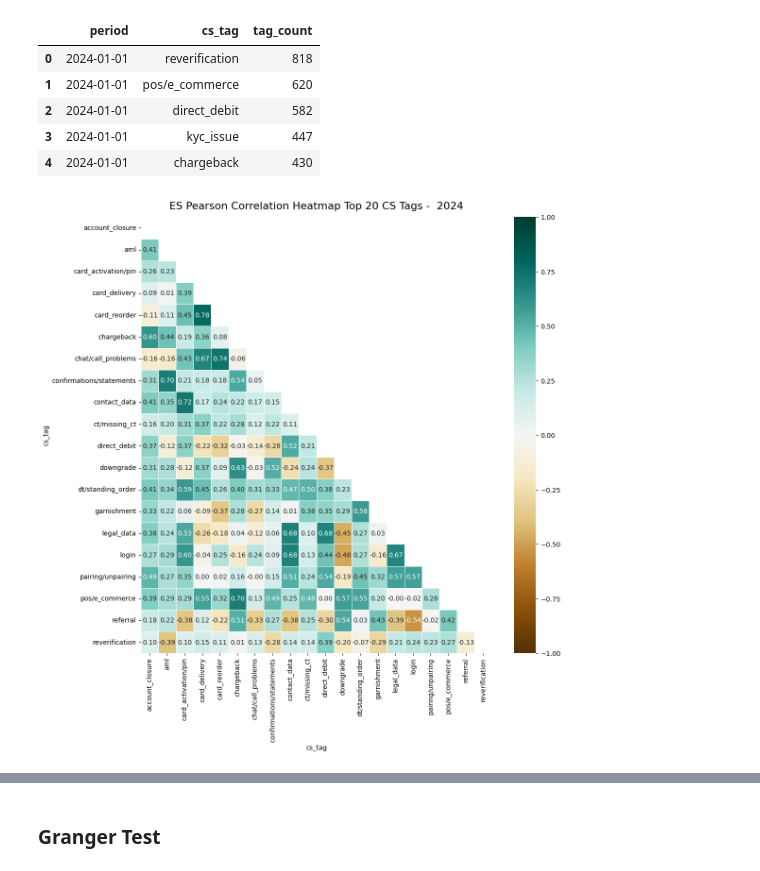
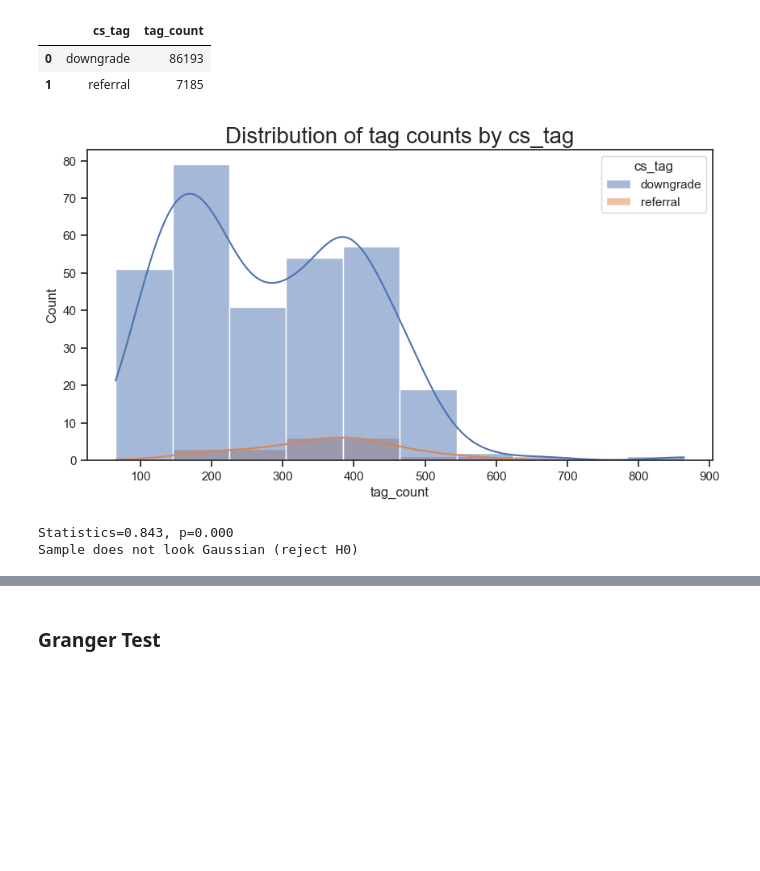
Before and after one commit to krisiafezollin26/granger_statistics, a Jupyter notebook: pearson.ipynb, the cells around one changed output, grey strips where cells are left out. Drawn from its saved outputs; the diff is of its cells as text; code cells hidden in the pictures; blank space fills up the shorter version.

```diff
--- a/pearson.ipynb
+++ b/pearson.ipynb
@@ -9,2 +12,4 @@ warnings.filterwarnings('ignore')
 # %%
-df = pd.read_csv('../Desktop/Folder/cs_tag_monthly_weekly_daily_with_id.csv')
+csv_path = os.path.join(os.path.expanduser("~"), "Desktop", "cs_tag_monthly_weekly_daily_with_id.csv")
+df = pd.read_csv(csv_path)
+df
@@ -12,0 +30,8 @@ df = pd.read_csv('../Desktop/Folder/cs_tag_monthly_weekly_daily_with_id.csv')
+# %%
+# clean up df['period']
+df['period'] = df['period'].str.split('T').str[0]
+
+#lock only values in df that cs_tag == "referral" and cs_tag == "downgrade"
+df2 = df[(df['cs_tag'] == 'referral') | (df['cs_tag'] == 'downgrade')]
+
+df2.shape
@@ -13,2 +54,16 @@ df = pd.read_csv('../Desktop/Folder/cs_tag_monthly_weekly_daily_with_id.csv')
+# %%
+tag = df2.groupby('cs_tag').agg({'tag_count':'sum'}).reset_index().sort_values(by = 'tag_count', ascending=False)
+tag
+# %% [output]
+|  | cs_tag | tag_count |
+| 0 | downgrade | 86193 |
+| 1 | referral | 7185 |
 # %%
-df['period'] = pd.to_datetime(df['period'])
+# plot the distribution of cs_tag=="referral" and cs_tag=="downgrade" and chose 2 colors for each group
+sns.set_theme(style="ticks")
+plt.figure(figsize=(10, 5))
+sns.histplot(df2, x='tag_count', hue='cs_tag', kde=True, color='lightblue', bins=10)
+plt.title('Distribution of tag counts by cs_tag', size=20)
+plt.show()
+# %% [output]
+[figure, added]
@@ -19,9 +69,0 @@ lst = tag['cs_tag'].head(20).tolist()
-# %%
-df.head()
-# %% [output]
-|  | period | cs_tag | tag_count |
-| 0 | 2024-01-01 | reverification | 818 |
-| 1 | 2024-01-01 | pos/e_commerce | 620 |
-| 2 | 2024-01-01 | direct_debit | 582 |
-| 3 | 2024-01-01 | kyc_issue | 447 |
-| 4 | 2024-01-01 | chargeback | 430 |
@@ -34,11 +70,15 @@ df = df.fillna(0)
-# %%
-plt.figure(figsize=(12, 12))
-
-matrix = np.triu(df.corr())
-
-heatmap = sns.heatmap(df.corr(), vmin=-1, vmax=1, annot=True, cmap='BrBG', linewidth = .5, mask=matrix, fmt=".2f")
-# Give a title to the heatmap. Pad defines the distance of the title from the top of the heatmap.
-heatmap.set_title('ES Pearson Correlation Heatmap Top 20 CS Tags -  2024', fontdict={'fontsize':16}, pad=12)
-plt.savefig('heatmap.png', dpi=300, bbox_inches='tight')
-# %% [output]
-[figure, removed]
+# %%
+# checking if the data is normally distributed
+from scipy.stats import shapiro
+
+stat, p = shapiro(df['tag_count'])
+print('Statistics=%.3f, p=%.3f' % (stat, p))
+# interpret
+alpha = 0.05
+if p > alpha:
+    print('Sample looks Gaussian (fail to reject H0)')
+else:
+    print('Sample does not look Gaussian (reject H0)')
+# %% [output]
+Statistics=0.843, p=0.000
+Sample does not look Gaussian (reject H0)
```
Also changed, not shown: parts of 53 cells of this notebook, 1 other file.
